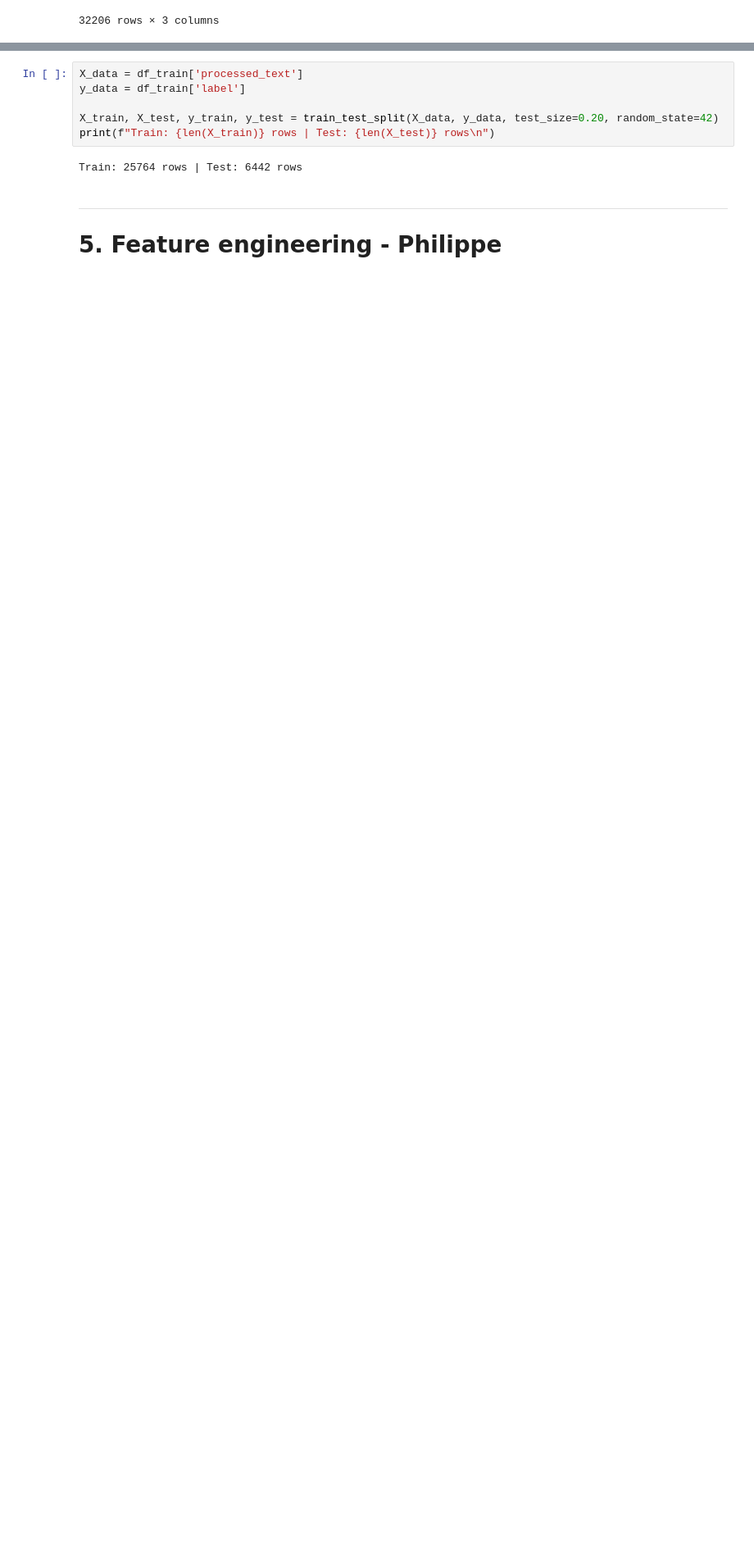
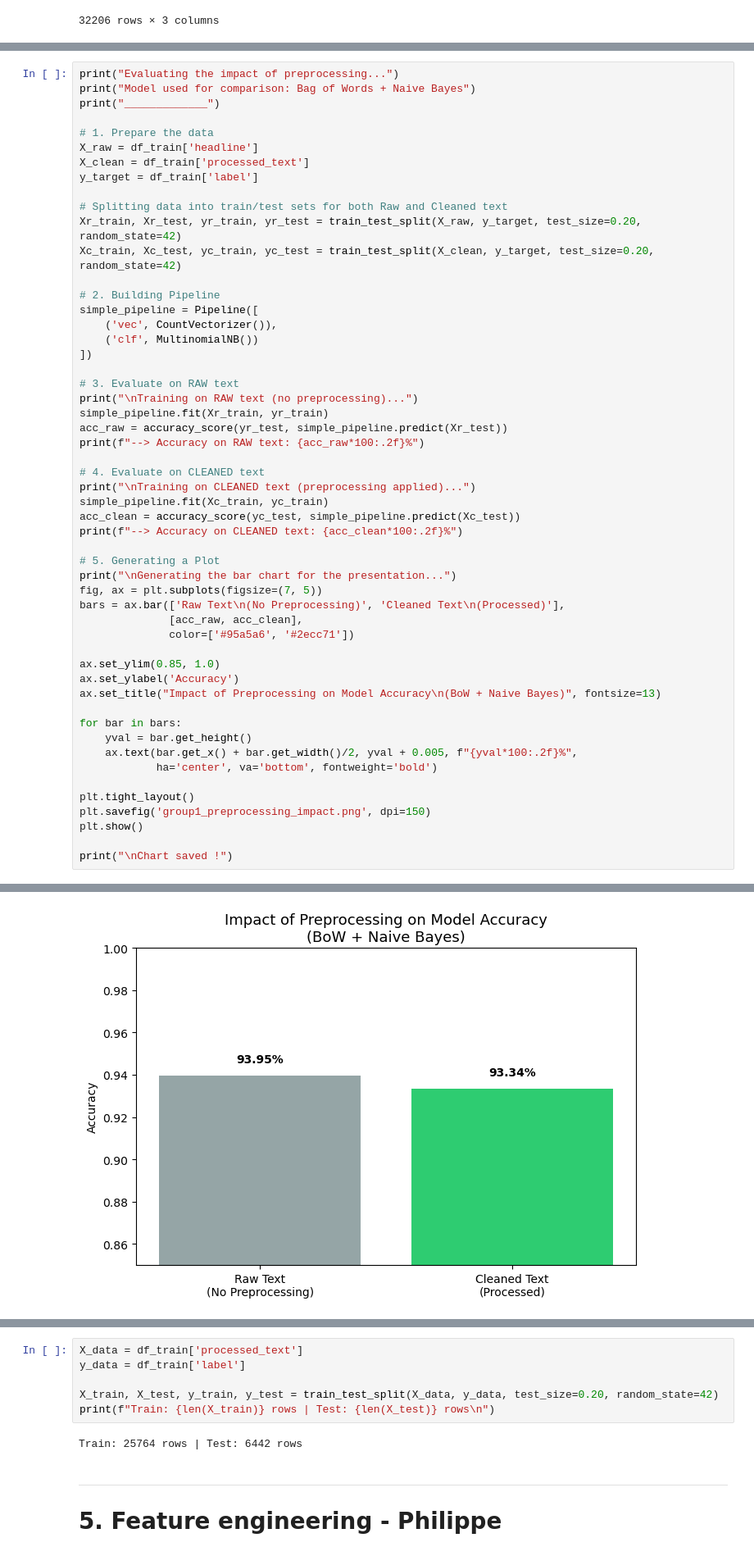
Before and after one commit to sabeurzarai/fake-news-detection-nlp, a Jupyter notebook: main.ipynb, the cells around one changed output, grey strips where cells are left out. Shown at 82% size. Saved outputs shown, nothing was run; the diff lists cells and outputs as text; blank space fills up the shorter version.

Commit message:
Add evaluation of preprocessing impact

```diff
--- a/main.ipynb
+++ b/main.ipynb
@@ -226,0 +219,54 @@ df_train[['headline', 'processed_text', 'label']]
+# %%
+print("Evaluating the impact of preprocessing...")
+print("Model used for comparison: Bag of Words + Naive Bayes")
+print("_____________")
+
+# 1. Prepare the data
+X_raw = df_train['headline']
+X_clean = df_train['processed_text']
+y_target = df_train['label']
+
+# Splitting data into train/test sets for both Raw and Cleaned text
+Xr_train, Xr_test, yr_train, yr_test = train_test_split(X_raw, y_target, test_size=0.20, random_state=42)
+Xc_train, Xc_test, yc_train, yc_test = train_test_split(X_clean, y_target, test_size=0.20, random_state=42)
+
+# 2. Building Pipeline
+simple_pipeline = Pipeline([
+    ('vec', CountVectorizer()),
+    ('clf', MultinomialNB())
+])
+
+# 3. Evaluate on RAW text
+print("\nTraining on RAW text (no preprocessing)...")
+simple_pipeline.fit(Xr_train, yr_train)
+acc_raw = accuracy_score(yr_test, simple_pipeline.predict(Xr_test))
+print(f"--> Accuracy on RAW text: {acc_raw*100:.2f}%")
+
+# 4. Evaluate on CLEANED text
+print("\nTraining on CLEANED text (preprocessing applied)...")
+simple_pipeline.fit(Xc_train, yc_train)
+acc_clean = accuracy_score(yc_test, simple_pipeline.predict(Xc_test))
+print(f"--> Accuracy on CLEANED text: {acc_clean*100:.2f}%")
+
+# 5. Generating a Plot
+print("\nGenerating the bar chart for the presentation...")
+fig, ax = plt.subplots(figsize=(7, 5))
+bars = ax.bar(['Raw Text\n(No Preprocessing)', 'Cleaned Text\n(Processed)'],
+              [acc_raw, acc_clean],
+              color=['#95a5a6', '#2ecc71'])
+
+ax.set_ylim(0.85, 1.0)
+ax.set_ylabel('Accuracy')
+ax.set_title("Impact of Preprocessing on Model Accuracy\n(BoW + Naive Bayes)", fontsize=13)
+
+for bar in bars:
+    yval = bar.get_height()
+    ax.text(bar.get_x() + bar.get_width()/2, yval + 0.005, f"{yval*100:.2f}%",
+            ha='center', va='bottom', fontweight='bold')
+
+plt.tight_layout()
+plt.savefig('group1_preprocessing_impact.png', dpi=150)
+plt.show()
+
+print("\nChart saved !")
+# %% [output]
@@ -226,0 +284 @@ df_train[['headline', 'processed_text', 'label']]
+[figure, added]
```
Also changed, not shown: parts of 7 cells of this notebook, 1 other file.
